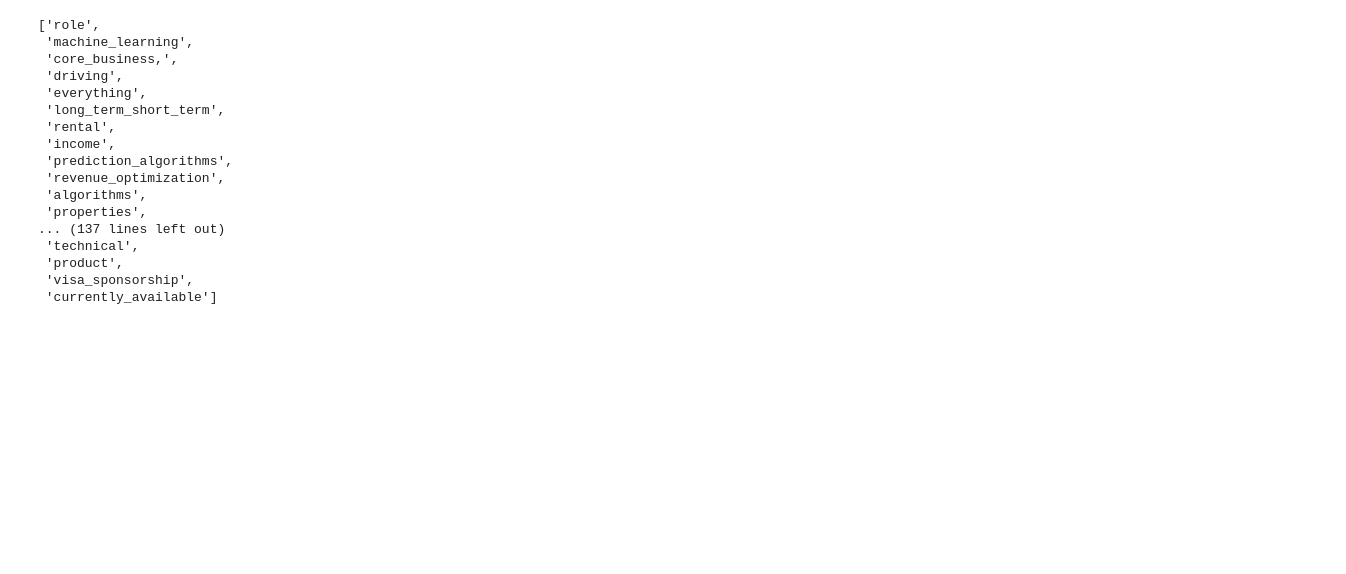
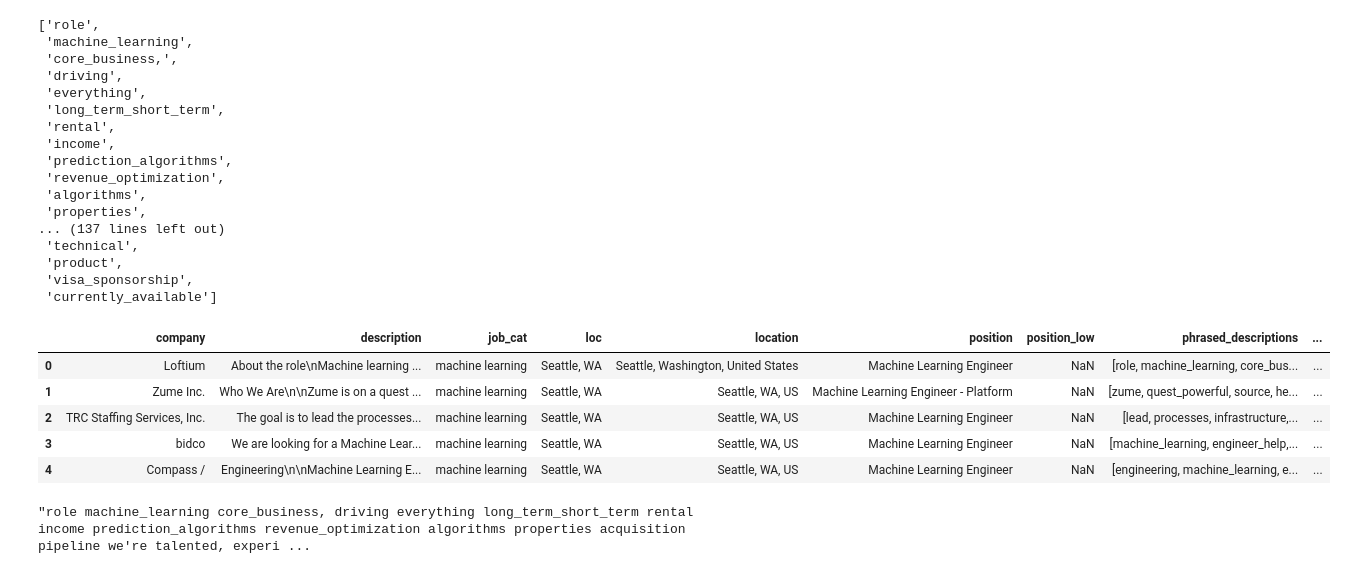
Before and after one commit to sik-flow/scraping_project, a Jupyter notebook: Analysis-Rafael.ipynb, the cells around one changed output. Drawn from its saved outputs; the diff is of its cells as text; code cells hidden in the pictures; blank space fills up the shorter version.

```diff
--- a/Analysis-Rafael.ipynb
+++ b/Analysis-Rafael.ipynb
@@ -84,3 +102,18 @@ df.phrased_descriptions[0]
  'product',
  'visa_sponsorship',
  'currently_available']
+# %%
+df["cleaned_phrased_descriptions"] = [' '.join(d) for d in df.phrased_descriptions]
+# %%
+df.head()
+# %% [output]
+|  | company | description | job_cat | loc | location | position | position_low | phrased_descriptions | ... |
+| 0 | Loftium | About the role\nMachine learning ... | machine learning | Seattle, WA | Seattle, Washington, United States | Machine Learning Engineer | NaN | [role, machine_learning, core_bus... | ... |
+| 1 | Zume Inc. | Who We Are\n\nZume is on a quest ... | machine learning | Seattle, WA | Seattle, WA, US | Machine Learning Engineer - Platform | NaN | [zume, quest_powerful, source, he... | ... |
+| 2 | TRC Staffing Services, Inc. | The goal is to lead the processes... | machine learning | Seattle, WA | Seattle, WA, US | Machine Learning Engineer | NaN | [lead, processes, infrastructure,... | ... |
+| 3 | bidco | We are looking for a Machine Lear... | machine learning | Seattle, WA | Seattle, WA, US | Machine Learning Engineer | NaN | [machine_learning, engineer_help,... | ... |
+| 4 | Compass / | Engineering\n\nMachine Learning E... | machine learning | Seattle, WA | Seattle, WA, US | Machine Learning Engineer | NaN | [engineering, machine_learning, e... | ... |
+# %%
+df.cleaned_phrased_descriptions[0]
+# %% [output]
+"role machine_learning core_business, driving everything long_term_short_term rental income prediction_algorithms revenue_optimization algorithms properties acquisition pipeline we're talented, experi ...
```
Also changed, not shown: parts of 17 cells of this notebook.
